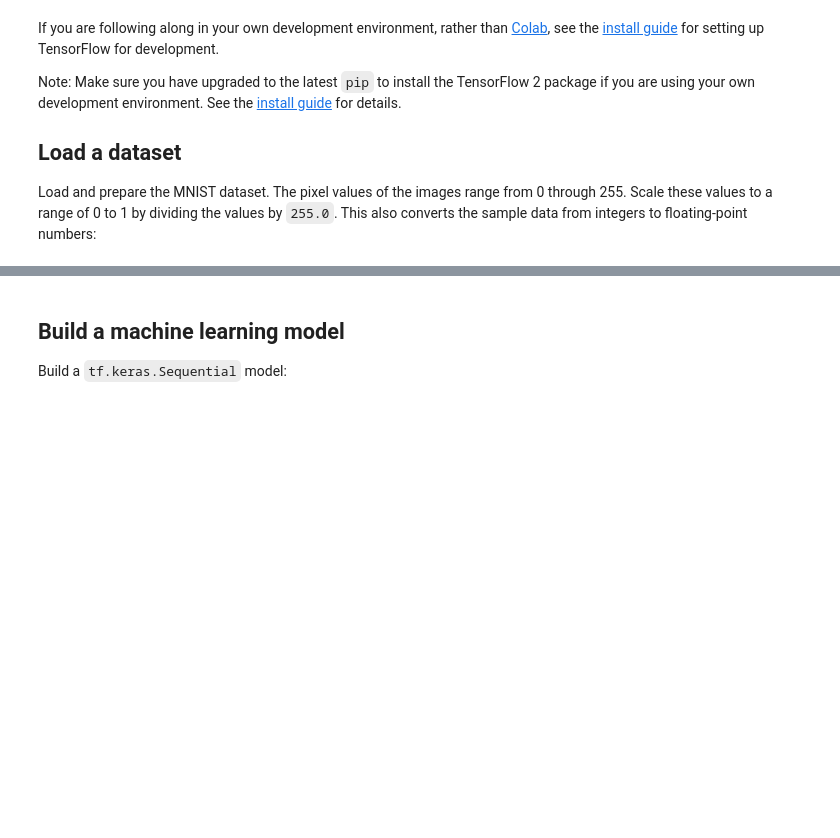
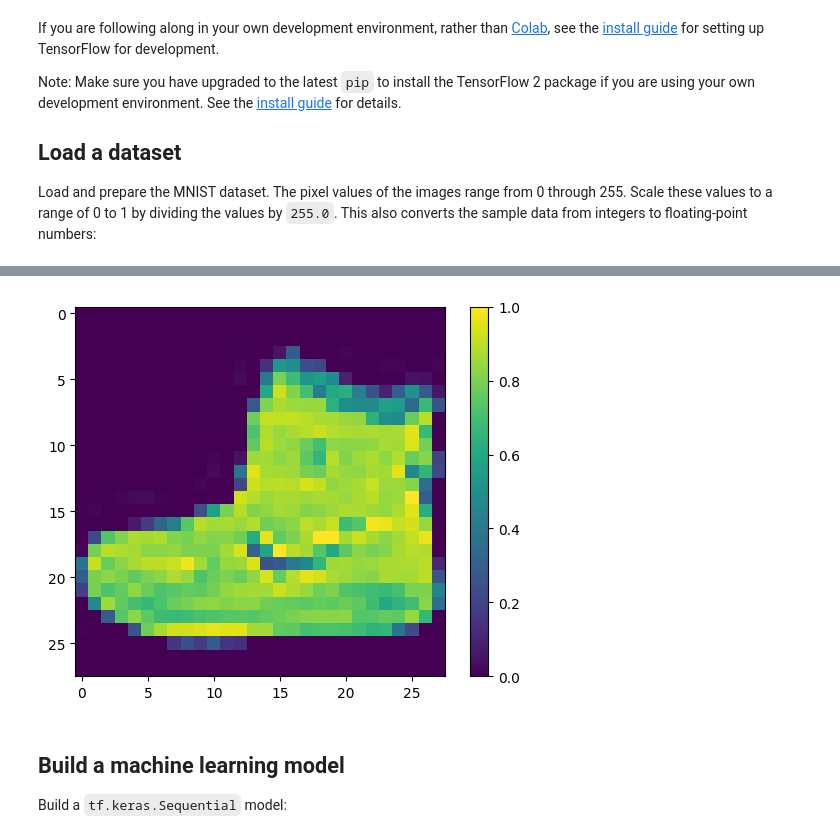
Before and after one commit to voolyvex/Machine_Learning_Projects, a Jupyter notebook: site/en/tutorials/quickstart/beginner.ipynb, the cells around one changed output, grey strips where cells are left out. Saved outputs shown, nothing was run; the diff lists cells and outputs as text; code cells hidden in the pictures; blank space fills up the shorter version.

Commit message:
update notebook to apply trained model to different dataset, save model, and visualize

```diff
--- a/site/en/tutorials/quickstart/beginner.ipynb
+++ b/site/en/tutorials/quickstart/beginner.ipynb
@@ -61,8 +61,8 @@ Note: Make sure you have upgraded to the latest `pip` to install the TensorFlow
 
 Load and prepare the MNIST dataset. The pixel values of the images range from 0 through 255. Scale these values to a range of 0 to 1 by dividing the values by `255.0`. This also converts the sample data from integers to floating-point numbers:
 # %%
-mnist = tf.keras.datasets.mnist
+fashion_mnist = tf.keras.datasets.fashion_mnist
 
-(x_train, y_train), (x_test, y_test) = mnist.load_data()
+(x_train, y_train), (x_test, y_test) = fashion_mnist.load_data()
 x_train, x_test = x_train / 255.0, x_test / 255.0
 # %% [output]
@@ -71,3 +77,16 @@ Downloading data from https://storage.googleapis.com/tensorflow/tf-keras-dataset
+# %%
+# prompt: plot the data
+
+import matplotlib.pyplot as plt
+
+# Assuming x_train and y_train are defined from the previous code snippet
+plt.figure()
+plt.imshow(x_train[0])
+plt.colorbar()
+plt.grid(False)
+plt.show()
+# %% [output]
+[figure, added]
 # %% [markdown]
 ## Build a machine learning model
 
```
Also changed, not shown: parts of 15 cells of this notebook.
